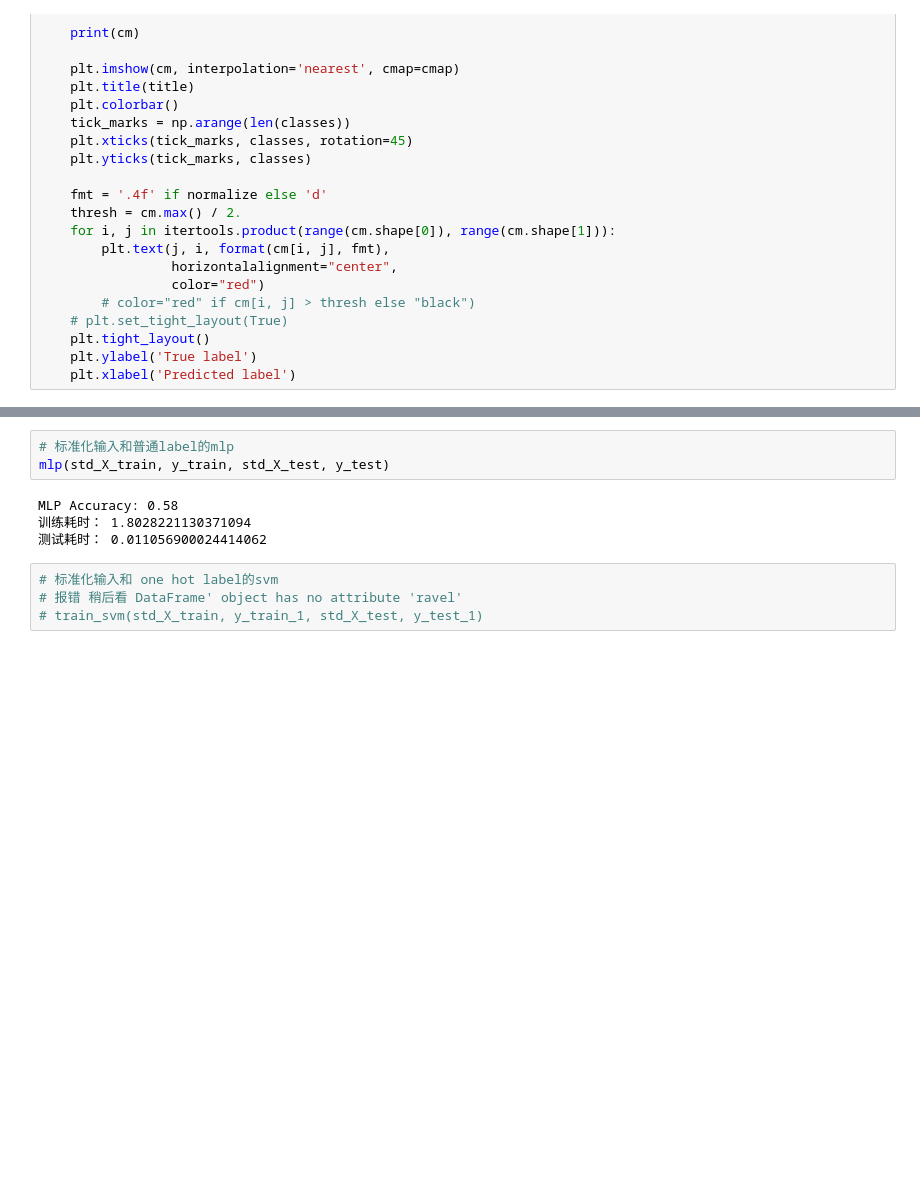
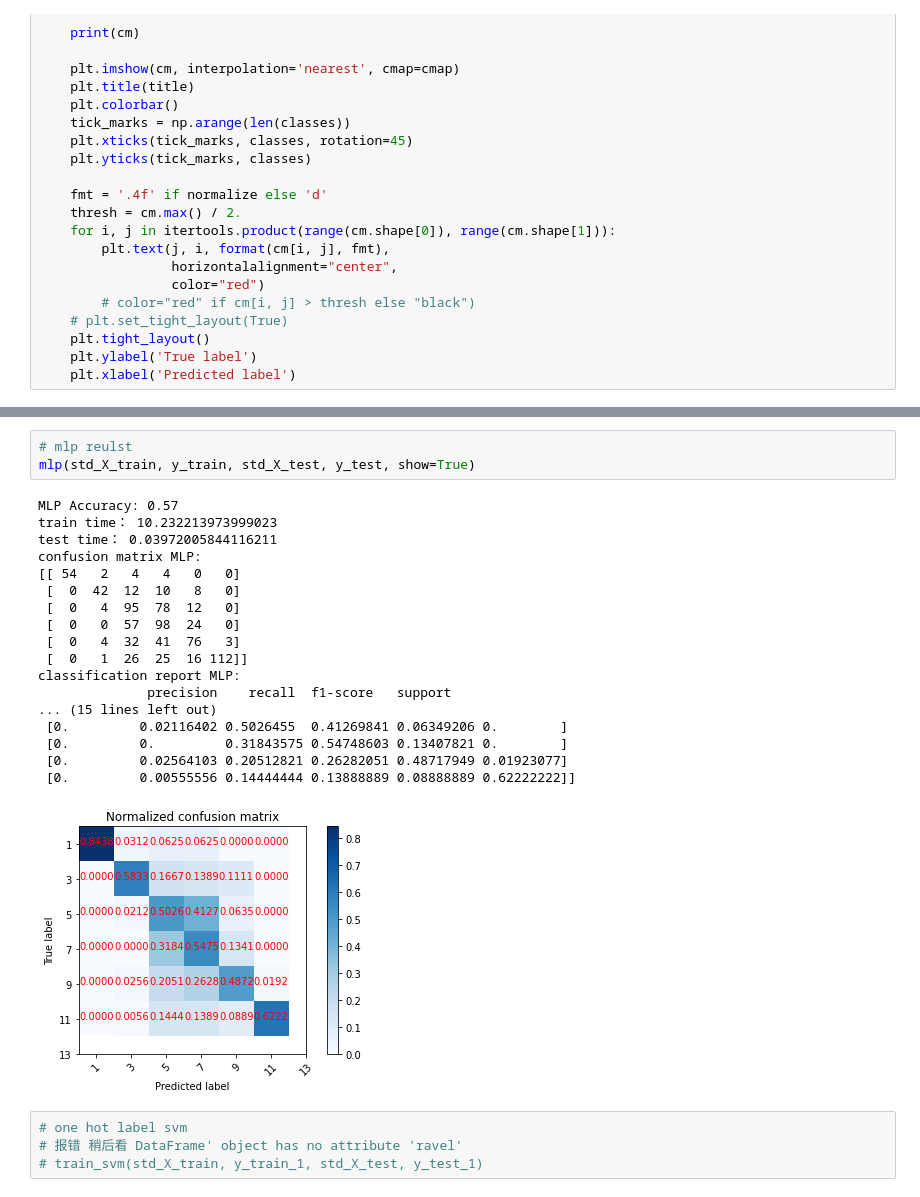
Before and after one commit to ITU-AI-ML-in-5G-Challenge/ITU-ML5G-PS-032-KDDI-UT-NakaoLab-AI, a Jupyter notebook: diff_analysis.ipynb, the cells around one changed output, grey strips where cells are left out. Drawn from its saved outputs; the diff is of its cells as text; blank space fills up the shorter version.

```diff
--- a/diff_analysis.ipynb
+++ b/diff_analysis.ipynb
@@ -415,12 +364,27 @@ MLP Accuracy: 0.56
 # %%
-# 标准化输入和普通label的mlp
-mlp(std_X_train, y_train, std_X_test, y_test)
+# mlp reulst
+mlp(std_X_train, y_train, std_X_test, y_test, show=True)
 # %% [output]
-MLP Accuracy: 0.58
-训练耗时： 1.8028221130371094
-测试耗时： 0.011056900024414062
+MLP Accuracy: 0.57
+train time： 10.232213973999023
+test time： 0.03972005844116211
+confusion matrix MLP:
+[[ 54   2   4   4   0   0]
+ [  0  42  12  10   8   0]
+ [  0   4  95  78  12   0]
+ [  0   0  57  98  24   0]
+ [  0   4  32  41  76   3]
+ [  0   1  26  25  16 112]]
+classification report MLP:
+              precision    recall  f1-score   support
+... (15 lines left out)
+ [0.         0.02116402 0.5026455  0.41269841 0.06349206 0.        ]
+ [0.         0.         0.31843575 0.54748603 0.13407821 0.        ]
+ [0.         0.02564103 0.20512821 0.26282051 0.48717949 0.01923077]
+ [0.         0.00555556 0.14444444 0.13888889 0.08888889 0.62222222]]
+[figure, added]
 # %%
-# 标准化输入和 one hot label的svm
+# one hot label svm
 # 报错 稍后看 DataFrame' object has no attribute 'ravel'
 # train_svm(std_X_train, y_train_1, std_X_test, y_test_1)
 # %%
```
Also changed, not shown: parts of 47 cells of this notebook, 1 other file.
